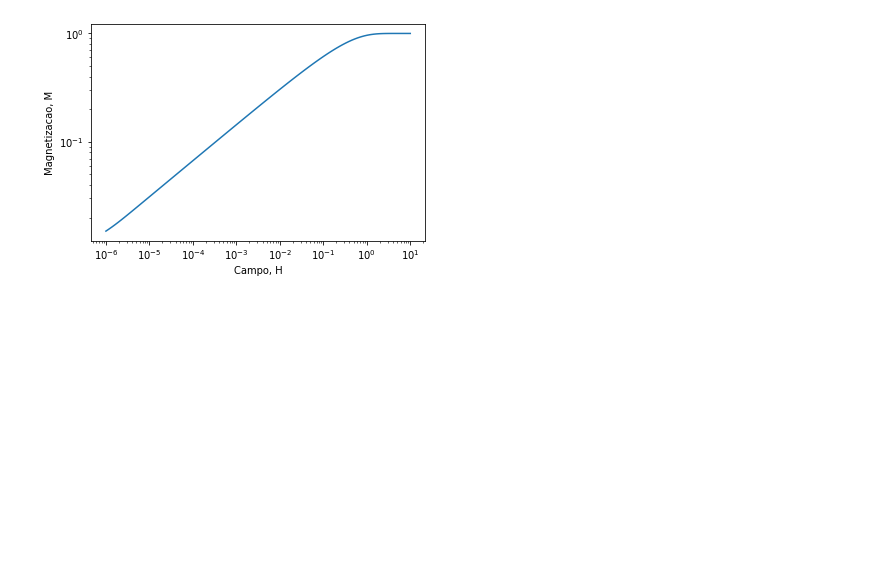
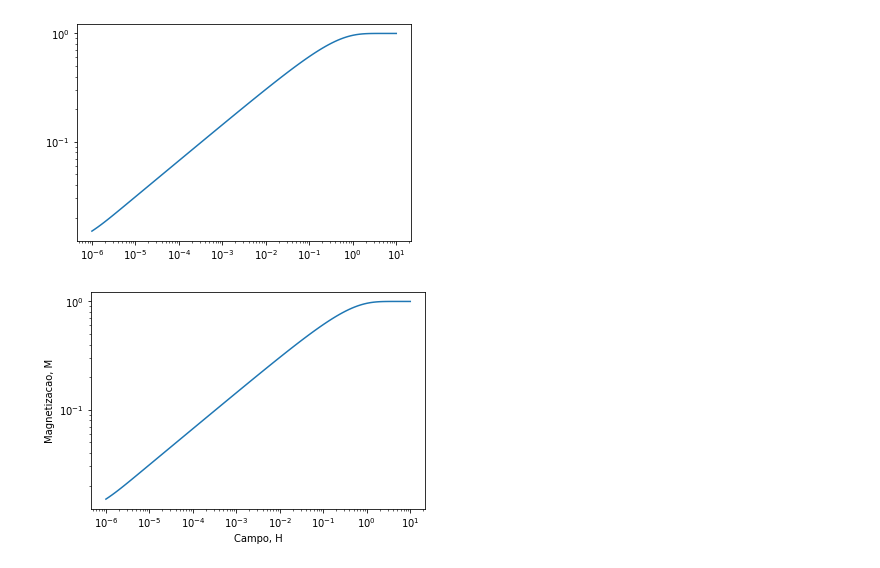
Before and after one commit to neuro-physics/annni-phase-trans-py, a Jupyter notebook: simula_ktz.ipynb, the cells around one changed output. Drawn from its saved outputs; the diff is of its cells as text; code cells hidden in the pictures; blank space fills up the shorter version.

```diff
--- a/simula_ktz.ipynb
+++ b/simula_ktz.ipynb
@@ -2,6 +2,23 @@
 import modules.SimulacaoKTz as ktzsim
 import numpy as np
 import matplotlib.pyplot as plt
+# %%
+import numpy
+import modules.SimulacaoKTz as ktzsim
+import matplotlib.pyplot as plt
+k         = 0.0
+T         = 1.0
+delta     = 0.0
+lamb      = 0.0
+xR        = 0.0
+t_trans   = 10000
+t_total   = 20000
+H_valores = numpy.logspace(-6,1,100)
+m = ktzsim.RodaSimulacao_Varios_H(k,T,delta,lamb,xR,H_valores,t_trans,t_total,[1,1],'kttanh',num_repete_bootstrap=0)[0]
+plt.loglog(H_valores,m)
+plt.show()
+# %% [output]
+[figure, added]
 # %%
 import sys
 del sys.modules['modules.SimulacaoKTz']
```
Also changed, not shown: parts of 1 cell of this notebook, 1 other file.
